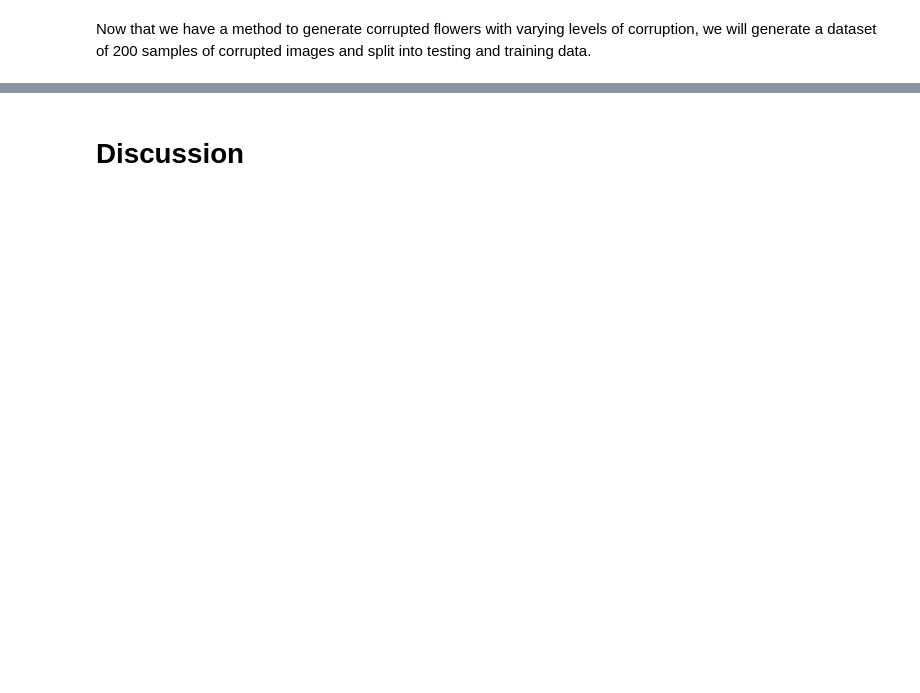
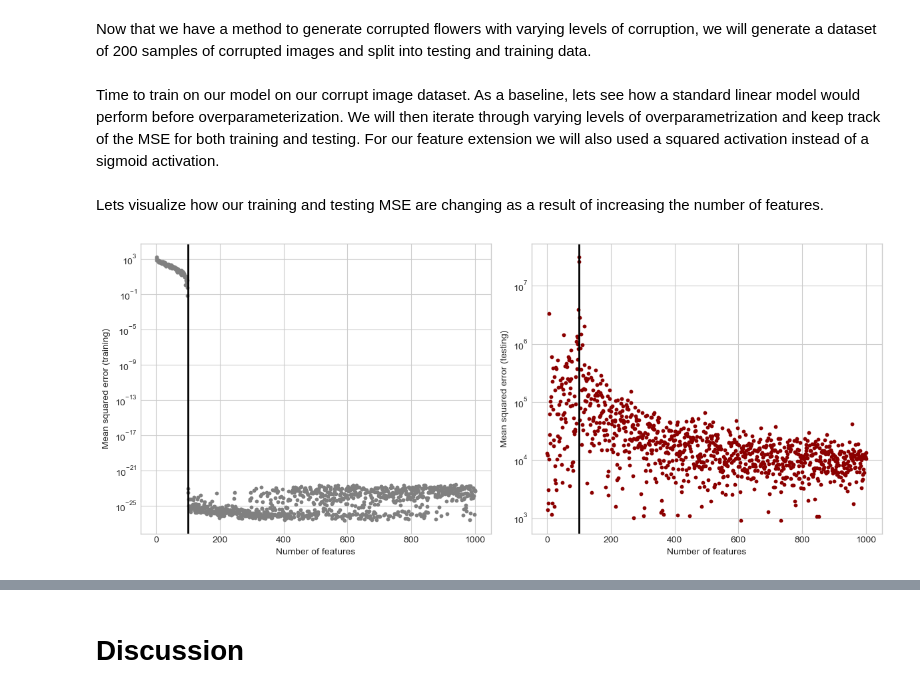
Before and after one commit to Nibsquatch/Nibsquatch.github.io, a Jupyter notebook: posts/Blog 7/index.ipynb, the cells around one changed output, grey strips where cells are left out. Saved outputs shown, nothing was run; the diff lists cells and outputs as text; code cells hidden in the pictures; blank space fills up the shorter version.

Commit message:
update double descent graph blog 7

```diff
--- a/posts/Blog 7/index.ipynb
+++ b/posts/Blog 7/index.ipynb
@@ -182,3 +175,5 @@ X = X.reshape(n_samples, -1)
 
 # split into training and testing data
 X_train, X_test, y_train, y_test = train_test_split(X, y, test_size = 0.5, random_state = 42)
+# %% [markdown]
+Time to train on our model on our corrupt image dataset. As a baseline, lets see how a standard linear model would perform before overparameterization. We will then iterate through varying levels of overparametrization and keep track of the MSE for both training and testing. For our feature extension we will also used a squared activation instead of a sigmoid activation.
@@ -184,0 +210,24 @@ X_train, X_test, y_train, y_test = train_test_split(X, y, test_size = 0.5, rando
+# %% [markdown]
+Lets visualize how our training and testing MSE are changing as a result of increasing the number of features.
+# %%
+# Create plots
+fig, axes = plt.subplots(1, 2, figsize = (12, 5))
+
+# --- Training Plot ---
+axes[0].scatter(num_features, MSE_training, color = 'gray', s = 10)
+axes[0].axvline(100, color = "black", lw = 2)
+axes[0].set_yscale('log')
+axes[0].set_xlabel("Number of features")
+axes[0].set_ylabel("Mean squared error (training)")
+
+# --- Testing Plot ---
+axes[1].scatter(num_features, MSE_testing, color = 'darkred', s = 10)
+axes[1].axvline(100, color = "black", lw = 2)
+axes[1].set_yscale('log')
+axes[1].set_xlabel("Number of features")
+axes[1].set_ylabel("Mean squared error (testing)")
+
+plt.tight_layout()
+plt.show()
+# %% [output]
+[figure, added]
```
Also changed, not shown: parts of 8 cells of this notebook, 6 other files.
